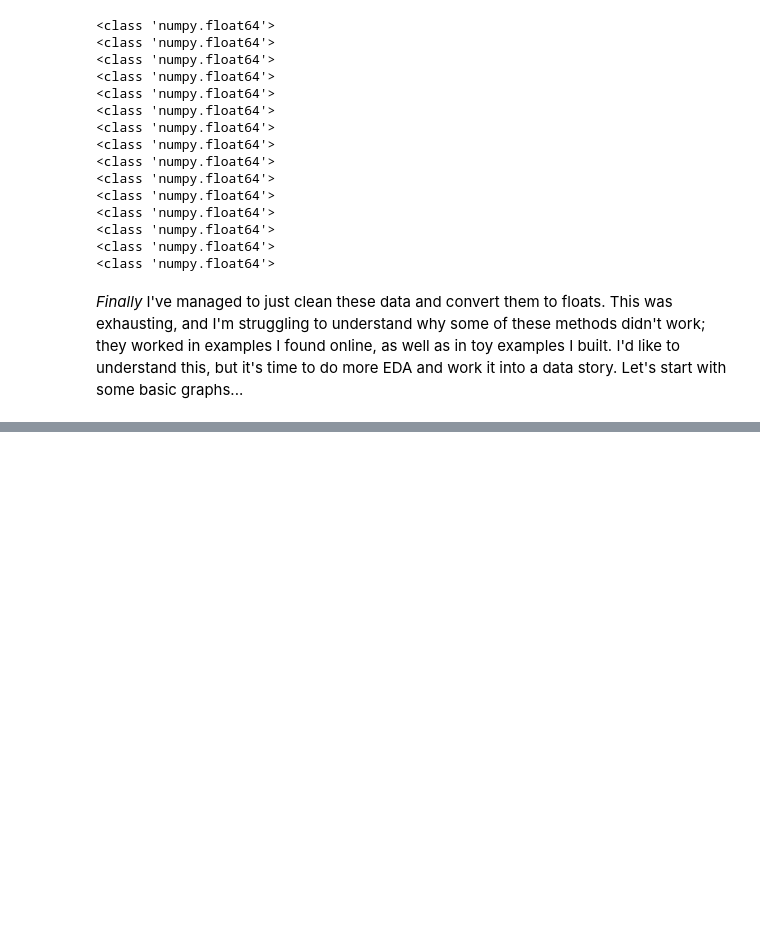
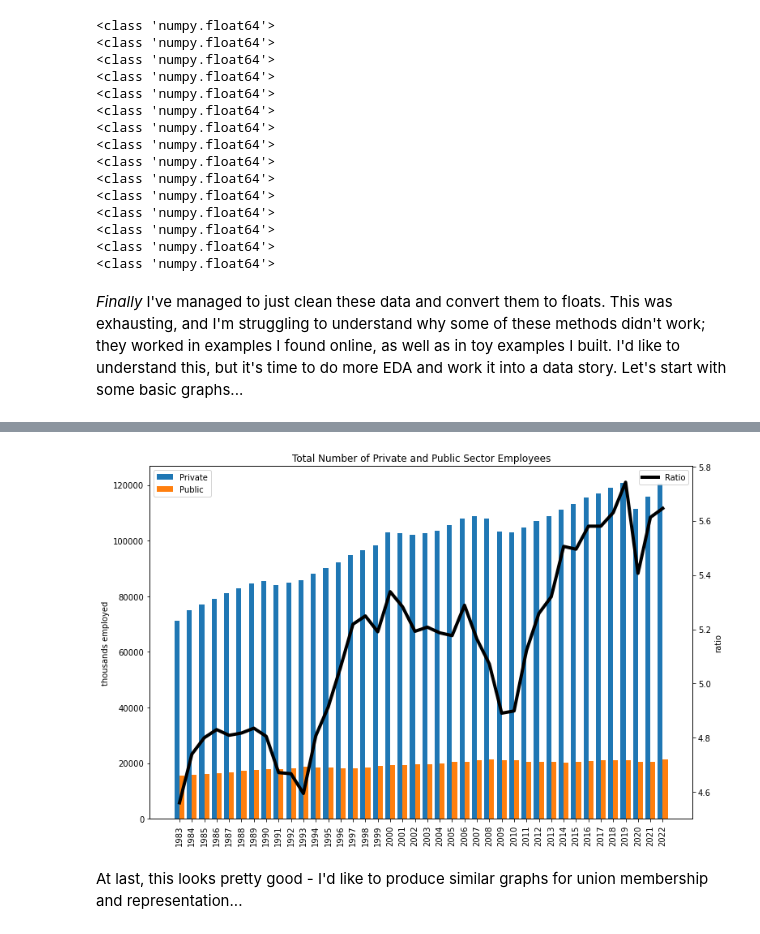
Before and after one commit to skizlik/labor-study, a Jupyter notebook: data story 1 - labor stoppages.ipynb, the cells around one changed output, grey strips where cells are left out. Drawn from its saved outputs; the diff is of its cells as text; code cells hidden in the pictures; blank space fills up the shorter version.

```diff
--- a/data story 1 - labor stoppages.ipynb
+++ b/data story 1 - labor stoppages.ipynb
@@ -506,0 +561,30 @@ plt.show()
+# %%
+X_axis = np.arange(len(union.index))
+#plt.figure(figsize=(12,7))
+fig, ax1 = plt.subplots()
+plt.xticks(X_axis, union.index, rotation=90)
+
+
+
+ax1.bar(X_axis - 0.2, union["EmpPrivate"], 0.4, label="Private")
+ax1.bar(X_axis + 0.2, union["EmpPublic"], 0.4, label="Public")
+ax1.set_ylabel("thousands employed")
+plt.legend()
+
+ax2 = ax1.twinx()
+
+ax2.plot(X_axis, union["EmpPrivatePublicRatio"], label="Ratio", linewidth=4, color="#000000")
+ax2.set_ylabel("ratio")
+
+
+plt.title("Total Number of Private and Public Sector Employees")
+
+
+plt.legend()
+
+fig.set_size_inches(12,8)
+plt.show()
+# %% [output]
+[figure, added]
+# %% [markdown]
+At last, this looks pretty good - I'd like to produce similar graphs for union membership and representation...
```
Also changed, not shown: parts of 35 cells of this notebook.
